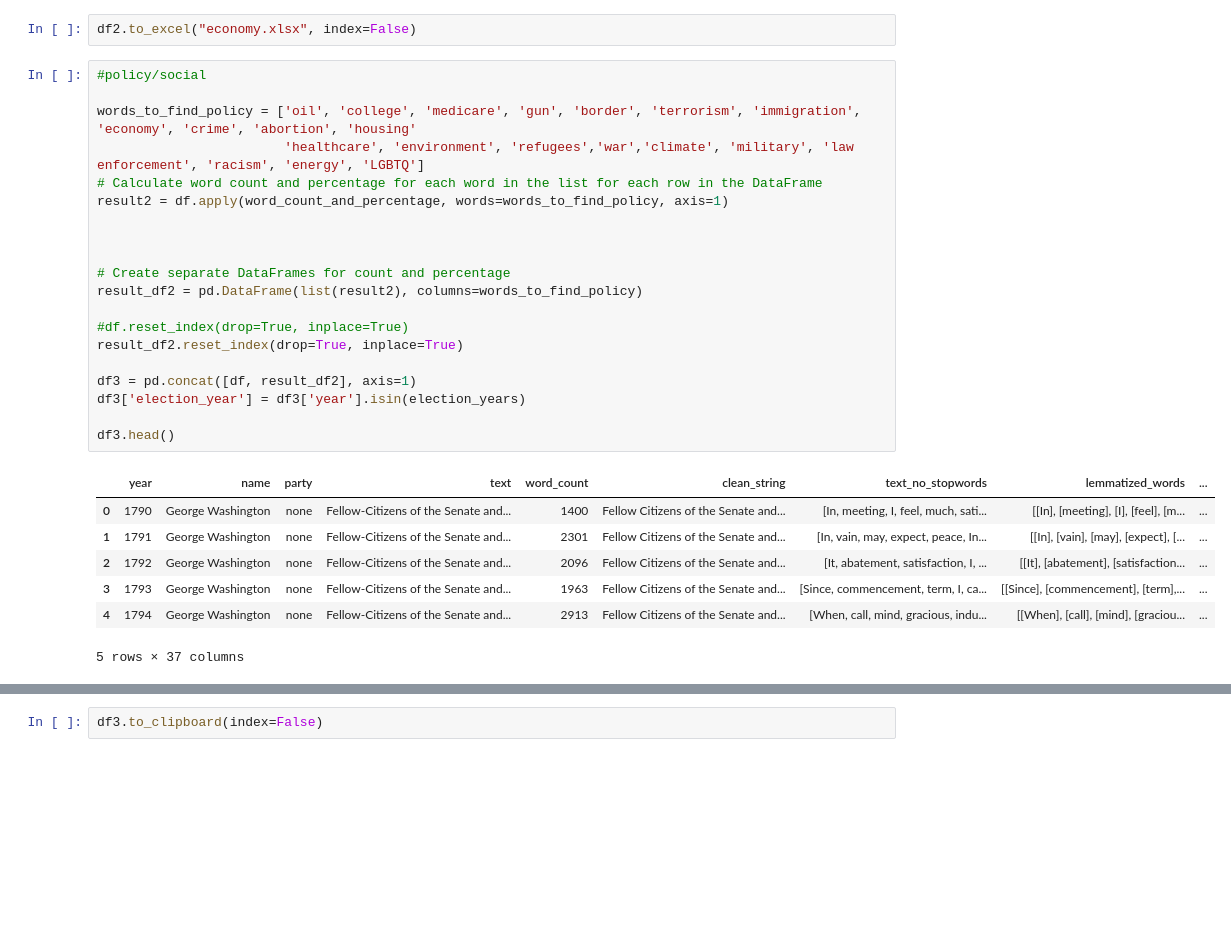
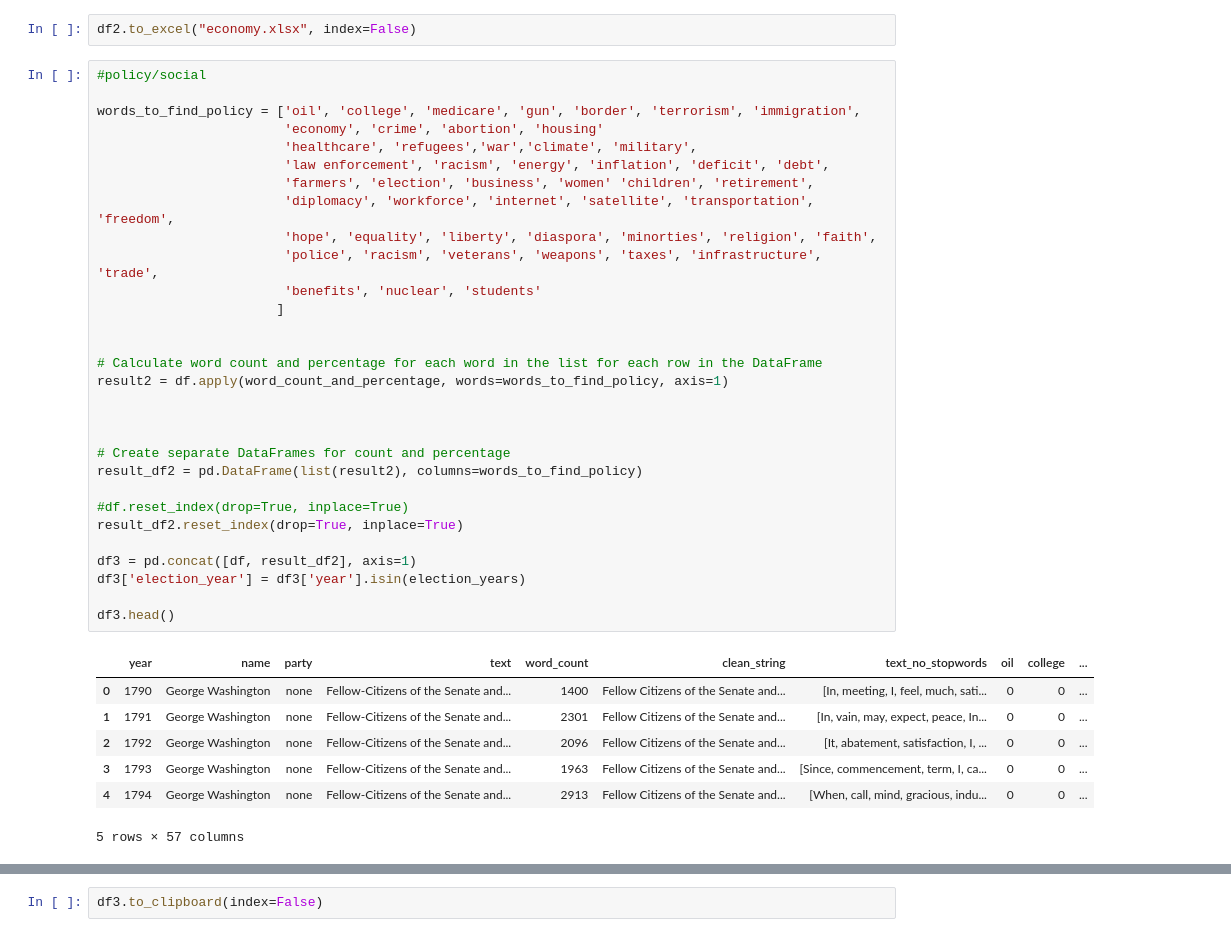
Before and after one commit to ana-047/TheWordsOfTheUnion, a Jupyter notebook: Mining_code.ipynb, the cells around one changed output, grey strips where cells are left out. Cells and saved outputs as stored; diff of their text form; blank space fills up the shorter version.

```diff
--- a/Mining_code.ipynb
+++ b/Mining_code.ipynb
@@ -687,31 +686,41 @@ df2.to_excel("economy.xlsx", index=False)
 # %%
 #policy/social
 
-words_to_find_policy = ['oil', 'college', 'medicare', 'gun', 'border', 'terrorism', 'immigration', 'economy', 'crime', 'abortion', 'housing'
-                        'healthcare', 'environment', 'refugees','war','climate', 'military', 'law enforcement', 'racism', 'energy', 'LGBTQ']
+words_to_find_policy = ['oil', 'college', 'medicare', 'gun', 'border', 'terrorism', 'immigration',
+                        'economy', 'crime', 'abortion', 'housing'
+                        'healthcare', 'refugees','war','climate', 'military',
+                        'law enforcement', 'racism', 'energy', 'inflation', 'deficit', 'debt',
+                        'farmers', 'election', 'business', 'women' 'children', 'retirement',
+                        'diplomacy', 'workforce', 'internet', 'satellite', 'transportation', 'freedom',
+                        'hope', 'equality', 'liberty', 'diaspora', 'minorties', 'religion', 'faith',
+                        'police', 'racism', 'veterans', 'weapons', 'taxes', 'infrastructure', 'trade',
+                        'benefits', 'nuclear', 'students'
+                       ]
+
+
 # Calculate word count and percentage for each word in the list for each row in the DataFrame
 result2 = df.apply(word_count_and_percentage, words=words_to_find_policy, axis=1)
 
 
 
 # Create separate DataFrames for count and percentage
 result_df2 = pd.DataFrame(list(result2), columns=words_to_find_policy)
 
 #df.reset_index(drop=True, inplace=True)
 result_df2.reset_index(drop=True, inplace=True)
 
 df3 = pd.concat([df, result_df2], axis=1)
 df3['election_year'] = df3['year'].isin(election_years)
 
 df3.head()
 # %% [output]
-|  | year | name | party | text | word_count | clean_string | text_no_stopwords | lemmatized_words | ... |
-| 0 | 1790 | George Washington | none | Fellow-Citizens of the Senate and... | 1400 | Fellow Citizens of the Senate and... | [In, meeting, I, feel, much, sati... | [[In], [meeting], [I], [feel], [m... | ... |
-| 1 | 1791 | George Washington | none | Fellow-Citizens of the Senate and... | 2301 | Fellow Citizens of the Senate and... | [In, vain, may, expect, peace, In... | [[In], [vain], [may], [expect], [... | ... |
-| 2 | 1792 | George Washington | none | Fellow-Citizens of the Senate and... | 2096 | Fellow Citizens of the Senate and... | [It, abatement, satisfaction, I, ... | [[It], [abatement], [satisfaction... | ... |
-| 3 | 1793 | George Washington | none | Fellow-Citizens of the Senate and... | 1963 | Fellow Citizens of the Senate and... | [Since, commencement, term, I, ca... | [[Since], [commencement], [term],... | ... |
-| 4 | 1794 | George Washington | none | Fellow-Citizens of the Senate and... | 2913 | Fellow Citizens of the Senate and... | [When, call, mind, gracious, indu... | [[When], [call], [mind], [graciou... | ... |
+|  | year | name | party | text | word_count | clean_string | text_no_stopwords | oil | college | ... |
+| 0 | 1790 | George Washington | none | Fellow-Citizens of the Senate and... | 1400 | Fellow Citizens of the Senate and... | [In, meeting, I, feel, much, sati... | 0 | 0 | ... |
+| 1 | 1791 | George Washington | none | Fellow-Citizens of the Senate and... | 2301 | Fellow Citizens of the Senate and... | [In, vain, may, expect, peace, In... | 0 | 0 | ... |
+| 2 | 1792 | George Washington | none | Fellow-Citizens of the Senate and... | 2096 | Fellow Citizens of the Senate and... | [It, abatement, satisfaction, I, ... | 0 | 0 | ... |
+| 3 | 1793 | George Washington | none | Fellow-Citizens of the Senate and... | 1963 | Fellow Citizens of the Senate and... | [Since, commencement, term, I, ca... | 0 | 0 | ... |
+| 4 | 1794 | George Washington | none | Fellow-Citizens of the Senate and... | 2913 | Fellow Citizens of the Senate and... | [When, call, mind, gracious, indu... | 0 | 0 | ... |
-5 rows × 37 columns
+5 rows × 57 columns
 # %%
 df3.tail()
 # %% [output]
```
Also changed, not shown: parts of 36 cells of this notebook, 1 other file.
